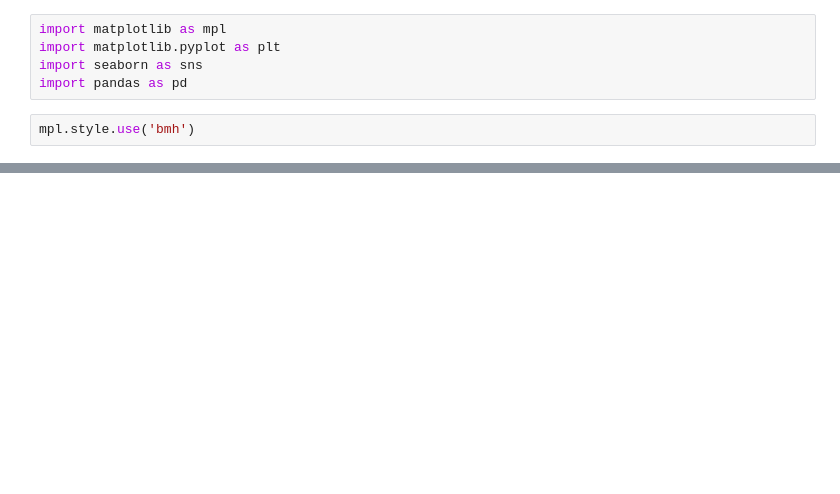
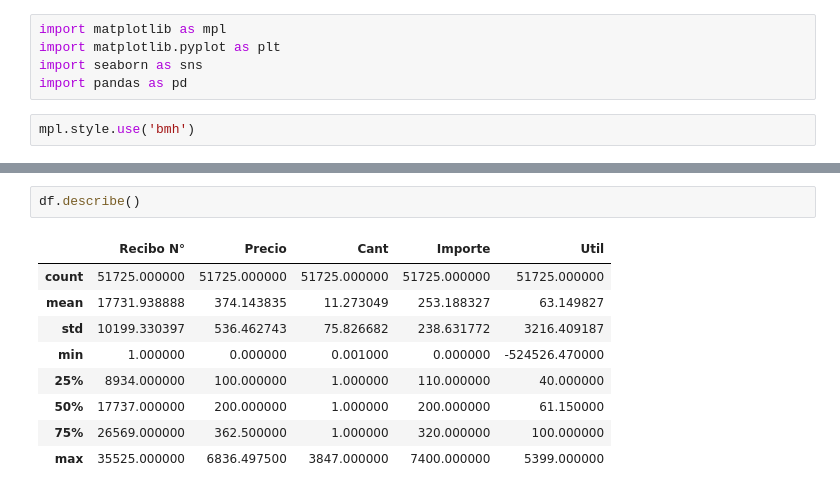
Before and after one commit to LuisaVALvarezS/CoderLab, a Jupyter notebook: Visualización_Luisa_Álvarez.ipynb, the cells around one changed output, grey strips where cells are left out. Drawn from its saved outputs; the diff is of its cells as text; blank space fills up the shorter version.

```diff
--- a/Visualización_Luisa_Álvarez.ipynb
+++ b/Visualización_Luisa_Álvarez.ipynb
@@ -26,0 +41,12 @@ ventasmoriche.head()
+# %%
+df.describe()
+# %% [output]
+|  | Recibo N° | Precio | Cant | Importe | Util |
+| count | 51725.000000 | 51725.000000 | 51725.000000 | 51725.000000 | 51725.000000 |
+| mean | 17731.938888 | 374.143835 | 11.273049 | 253.188327 | 63.149827 |
+| std | 10199.330397 | 536.462743 | 75.826682 | 238.631772 | 3216.409187 |
+| min | 1.000000 | 0.000000 | 0.001000 | 0.000000 | -524526.470000 |
+| 25% | 8934.000000 | 100.000000 | 1.000000 | 110.000000 | 40.000000 |
+| 50% | 17737.000000 | 200.000000 | 1.000000 | 200.000000 | 61.150000 |
+| 75% | 26569.000000 | 362.500000 | 1.000000 | 320.000000 | 100.000000 |
+| max | 35525.000000 | 6836.497500 | 3847.000000 | 7400.000000 | 5399.000000 |
```
Also changed, not shown: parts of 7 cells of this notebook.
